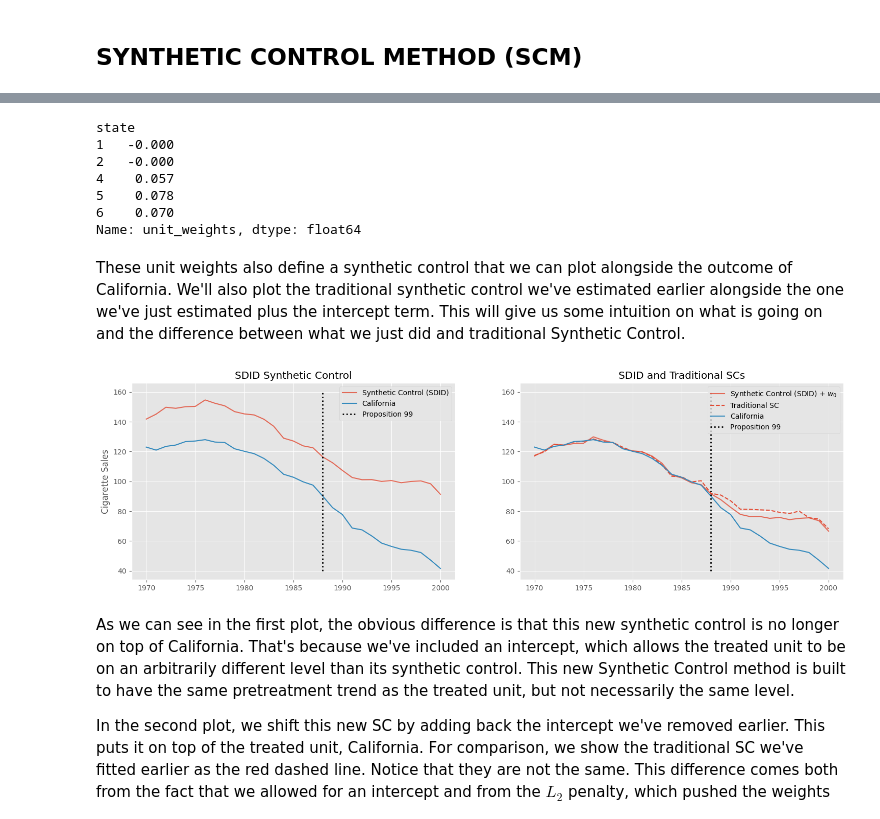
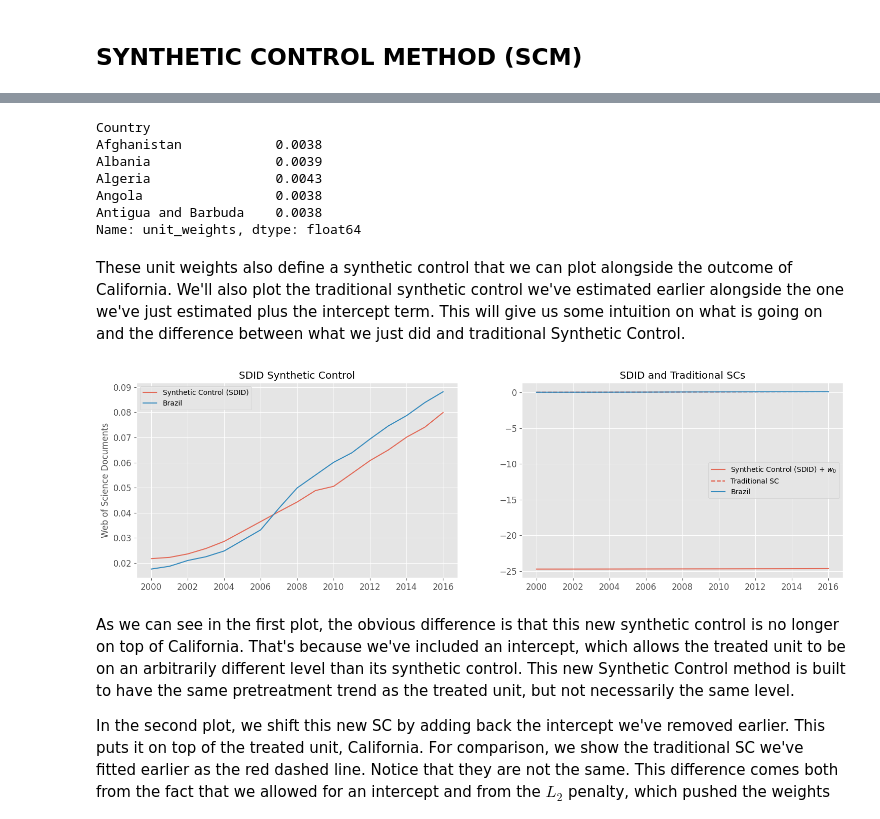
Before and after one commit to rod53/BrScienceSCM, a Jupyter notebook: IGERDBR.ipynb, the cells around one changed output, grey strips where cells are left out. Cells and saved outputs as stored; diff of their text form; code cells hidden in the pictures.

```diff
--- a/IGERDBR.ipynb
+++ b/IGERDBR.ipynb
@@ -644,7 +614,7 @@ dfs[dfs['Country'] == 'Brazil']
 # %% [markdown]
 If we want to go from this table to the matrix representation we discussed earlier, all we have to do is pivot the table by time (year) and unit (Country). We'll be going back and forth between these two representations, as one is more convenient for DiD and the other, for Synthetic Controls estimation.
 # %%
-dfs_piv = dfs.pivot("Year", "Country", "Web of Science Documents")
+dfs_piv = dfs.pivot("Year", "Country", "Web_of_Science_Documents")
 dfs_piv = dfs_piv.rename(columns={c: f"{c}" for c in dfs_piv.columns if c != "Brazil"})
 
 dfs_piv.head(17).round(4)
@@ -820,18 +744,0 @@ To verify that these two formulations are actually equivalent, here is the code
-# %%
-@curry
-def demean_time(df, col_to_demean):
-    return df.assign(**{col_to_demean: (df[col_to_demean]
-                                        - df.groupby("year")[col_to_demean].transform("mean"))})
-
-data_w_cs_weights = dfs.set_index("Country").join(sc_weights).fillna(1/len(sc_weights))
-
-formula = f"""cigsale ~ -1 + treat"""
-
-mod = smf.wls(formula,
-              data=data_w_cs_weights
-              .assign(treat = data_w_cs_weights["after_treatment"]*data_w_cs_weights["treated"])
-              .pipe(demean_time(col_to_demean="treat"))
-              .pipe(demean_time(col_to_demean="cigsale")),
-              weights=data_w_cs_weights["sc_w"]+1e-10)
-
-mod.fit().summary().tables[1]
@@ -974,9 +821,9 @@ where $\Delta_{it}$ is the first difference in the outcomes $Y_{it} - Y_{i(t-1)}
 # %%
-def calculate_regularization(data, outcome_col, year_col, Country_col, treat_col, post_col):
+def calculate_regularization(dfs, outcome_col, year_col, Country_col, treat_col, post_col):
 
     n_treated_post = dfs.query(post_col).query(treat_col).shape[0]
 
-    first_diff_std = (data
+    first_diff_std = (dfs
                       .query(f"~{post_col}")
                       .query(f"~{treat_col}")
                       .groupby(Country_col)
@@ -1028,44 +869,44 @@ If we use this code to estimate the unit weights in the Proposition 99 problem,
 # %%
-unit_weights = fit_unit_weights(data,
-                                outcome_col="cigsale",
-                                year_col="year",
+unit_weights = fit_unit_weights(dfs,
+                                outcome_col="Web_of_Science_Documents",
+                                year_col="Year",
                                 Country_col="Country",
                                 treat_col="treated",
                                 post_col="after_treatment")
 
-unit_weights.round(3).head()
+unit_weights.round(4).head()
 # %% [output]
-state
-1   -0.000
-2   -0.000
-4    0.057
-5    0.078
-6    0.070
+Country
+Afghanistan            0.0038
+Albania                0.0039
+Algeria                0.0043
+Angola                 0.0038
+Antigua and Barbuda    0.0038
 Name: unit_weights, dtype: float64
 # %% [markdown]
 These unit weights also define a synthetic control that we can plot alongside the outcome of California. We'll also plot the traditional synthetic control we've estimated earlier alongside the one we've just estimated plus the intercept term. This will give us some intuition on what is going on and the difference between what we just did and traditional Synthetic Control.
 # %%
 intercept = -24.75035353644767
-sc_did = dfs_piv.drop(columns="california").values @ unit_weights.values
+sc_did = dfs_piv.drop(columns="Brazil").values @ unit_weights.values
 
 fig, (ax1, ax2) = plt.subplots(1, 2, figsize=(18,5))
 
 ax1.plot(dfs_piv.index, sc_did, label="Synthetic Control (SDID)", color="C0", alpha=.8)
-ax1.plot(dfs_piv["california"], label="California", color="C1")
-ax1.vlines(x=1988, ymin=40, ymax=160, linestyle=":", lw=2, label="Proposition 99", color="black")
+ax1.plot(dfs_piv["Brazil"], label="Brazil", color="C1")
+# ax1.vlines(x=2006, ymin=40, ymax=160, linestyle=":", lw=2, label="Treatment", color="black")
 
 ax1.legend()
 ax1.set_title("SDID Synthetic Control")
-ax1.set_ylabel("Cigarette Sales");
+ax1.set_ylabel("Web of Science Documents");
 
 ax2.plot(dfs_piv.index, sc_did+intercept, label="Synthetic Control (SDID) + $w_0$", color="C0", alpha=.8)
 ax2.plot(dfs_piv.index, sc, label="Traditional SC", color="C0", ls="dashed")
-ax2.plot(dfs_piv["california"], label="California", color="C1")
-ax2.vlines(x=1988, ymin=40, ymax=160, linestyle=":", lw=2, label="Proposition 99", color="black")
+ax2.plot(dfs_piv["Brazil"], label="Brazil", color="C1")
+# ax2.vlines(x=2006, ymin=40, ymax=160, linestyle=":", lw=2, label="Treatment", color="black")
 ax2.legend()
 ax2.set_title("SDID and Traditional SCs");
 # %% [output]
-[figure, old version]
+[figure, new version]
 # %% [markdown]
 As we can see in the first plot, the obvious difference is that this new synthetic control is no longer on top of California. That's because we've included an intercept, which allows the treated unit to be on an arbitrarily different level than its synthetic control. This new Synthetic Control method is built to have the same pretreatment trend as the treated unit, but not necessarily the same level.
 
```
Also changed, not shown: parts of 40 cells of this notebook.
